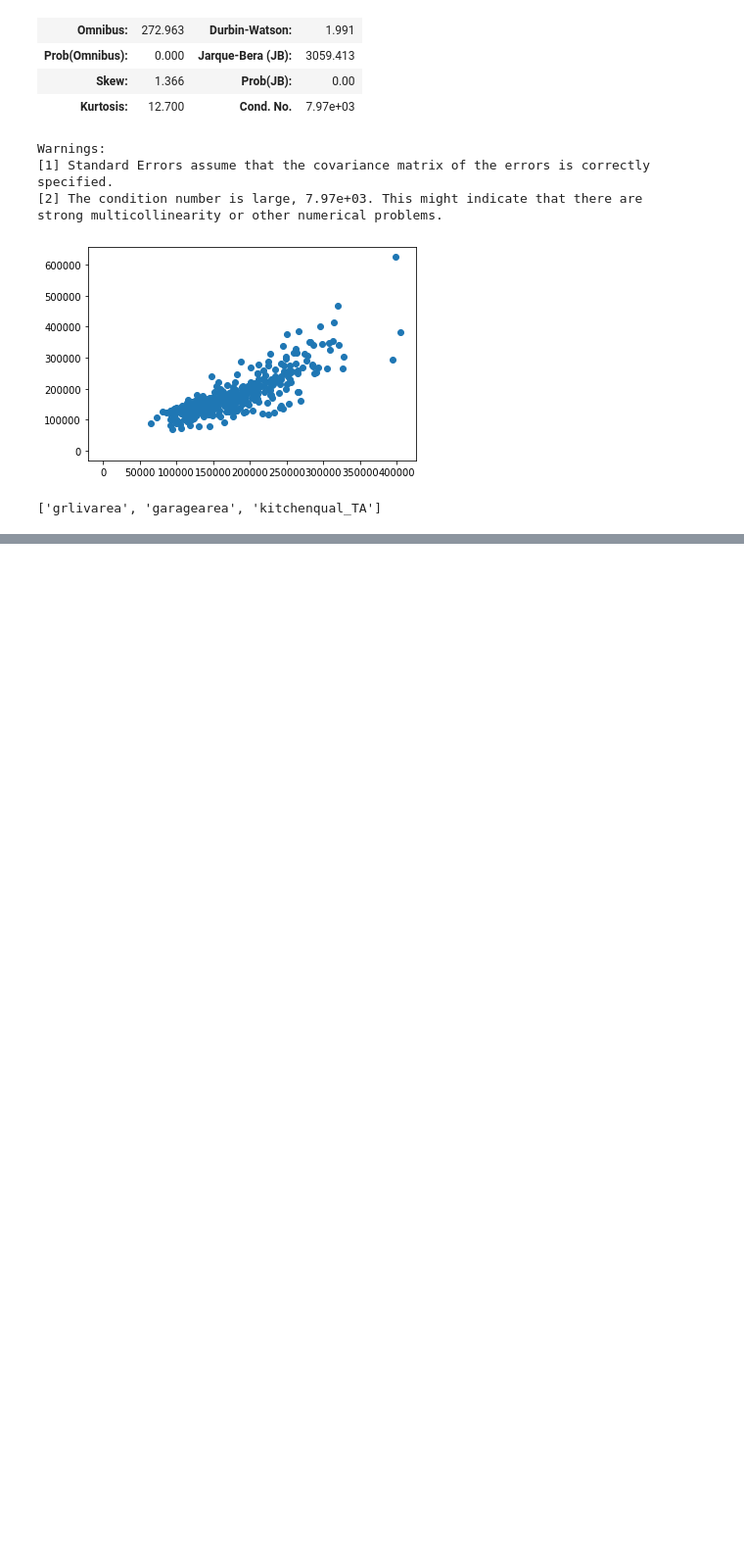
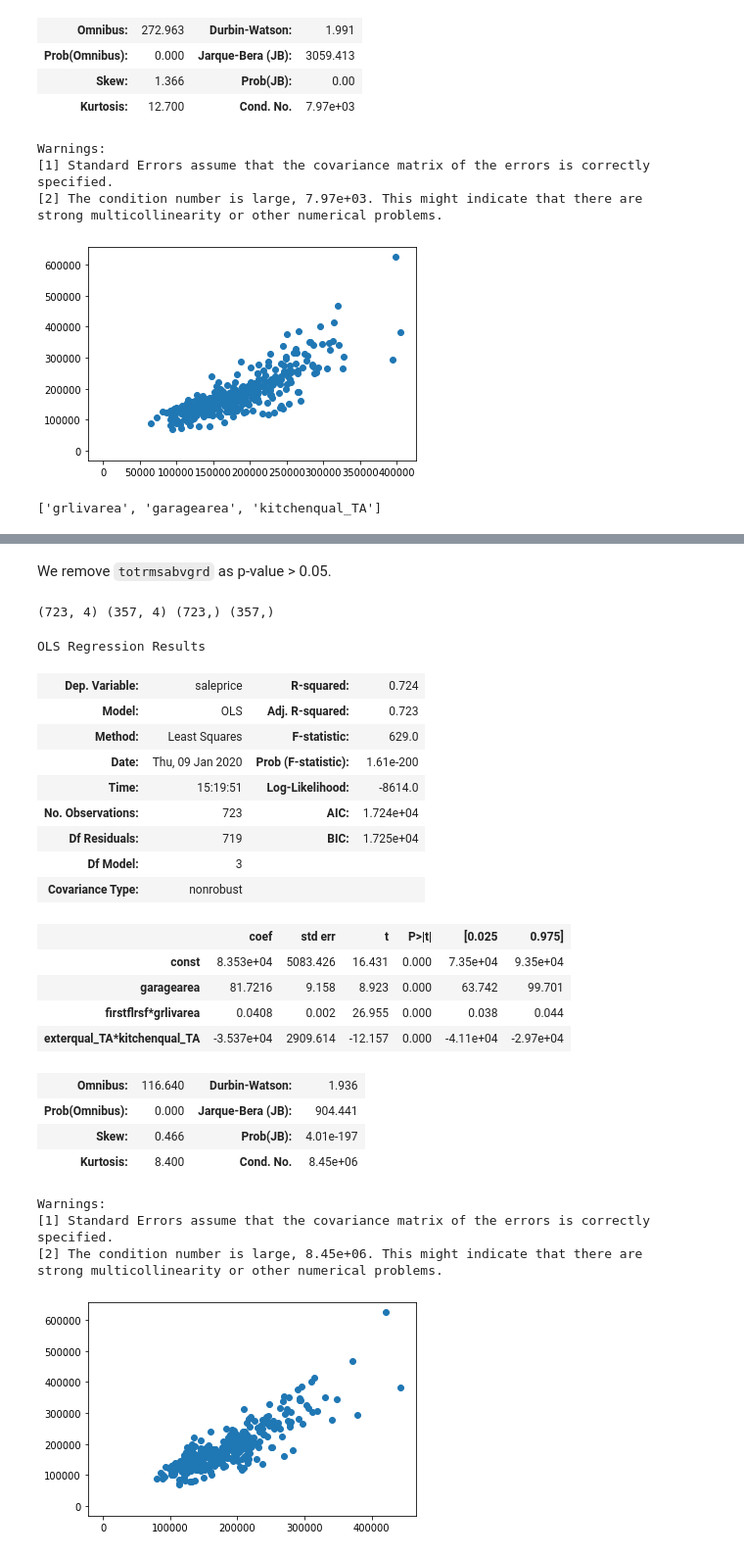
Before and after one commit to chanvarma/chanvarma-thinkful, a Jupyter notebook: others/22.2-simple-linear-regression.ipynb, the cells around one changed output, grey strips where cells are left out. Shown at 98% size. Saved outputs shown, nothing was run; the diff lists cells and outputs as text; code cells hidden in the pictures; blank space fills up the shorter version.

```diff
--- a/others/22.2-simple-linear-regression.ipynb
+++ b/others/22.2-simple-linear-regression.ipynb
@@ -484,0 +584,32 @@ poss_features
+# %% [markdown]
+We remove `totrmsabvgrd` as p-value > 0.05.
+# %%
+poss_features.remove('totrmsabvgrd')
+
+model_checker(data2, poss_features, add_constant=True)
+# %% [output]
+(723, 4) (357, 4) (723,) (357,)
+OLS Regression Results
+| Dep. Variable: | saleprice | R-squared: | 0.724 |
+| Model: | OLS | Adj. R-squared: | 0.723 |
+| Method: | Least Squares | F-statistic: | 629.0 |
+| Date: | Thu, 09 Jan 2020 | Prob (F-statistic): | 1.61e-200 |
+| Time: | 15:19:51 | Log-Likelihood: | -8614.0 |
+| No. Observations: | 723 | AIC: | 1.724e+04 |
+| Df Residuals: | 719 | BIC: | 1.725e+04 |
+| Df Model: | 3 |  |  |
+| Covariance Type: | nonrobust |  |  |
+|  | coef | std err | t | P>|t| | [0.025 | 0.975] |
+| const | 8.353e+04 | 5083.426 | 16.431 | 0.000 | 7.35e+04 | 9.35e+04 |
+| garagearea | 81.7216 | 9.158 | 8.923 | 0.000 | 63.742 | 99.701 |
+| firstflrsf*grlivarea | 0.0408 | 0.002 | 26.955 | 0.000 | 0.038 | 0.044 |
+| exterqual_TA*kitchenqual_TA | -3.537e+04 | 2909.614 | -12.157 | 0.000 | -4.11e+04 | -2.97e+04 |
+| Omnibus: | 116.640 | Durbin-Watson: | 1.936 |
+| Prob(Omnibus): | 0.000 | Jarque-Bera (JB): | 904.441 |
+| Skew: | 0.466 | Prob(JB): | 4.01e-197 |
+| Kurtosis: | 8.400 | Cond. No. | 8.45e+06 |
+Warnings:
+[1] Standard Errors assume that the covariance matrix of the errors is correctly specified.
+[2] The condition number is large, 8.45e+06. This might indicate that there are
+strong multicollinearity or other numerical problems.
+[figure, added]
```
Also changed, not shown: parts of 11 cells of this notebook.
